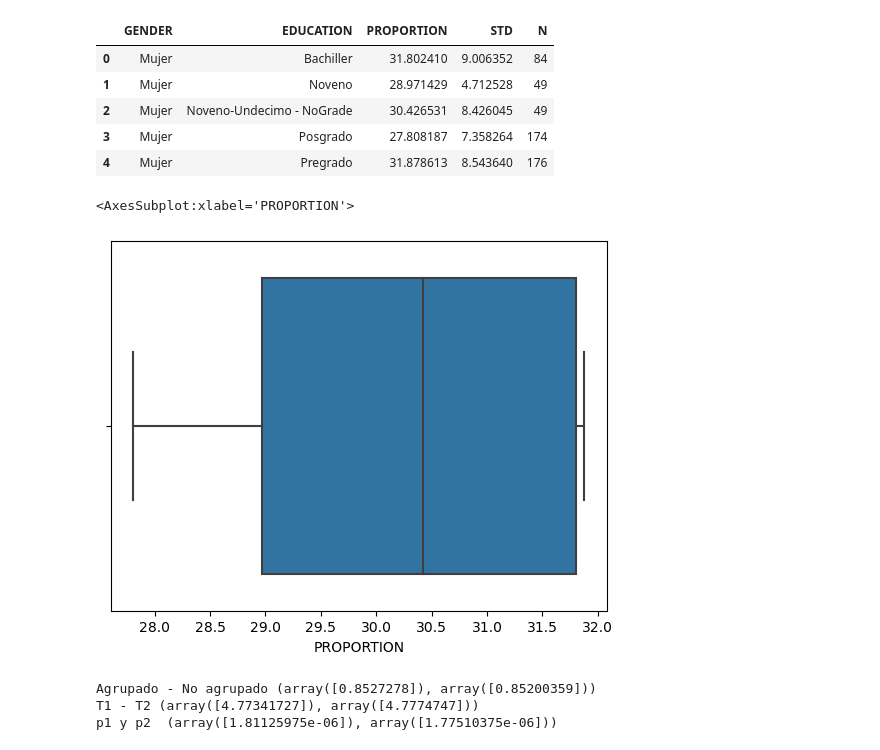
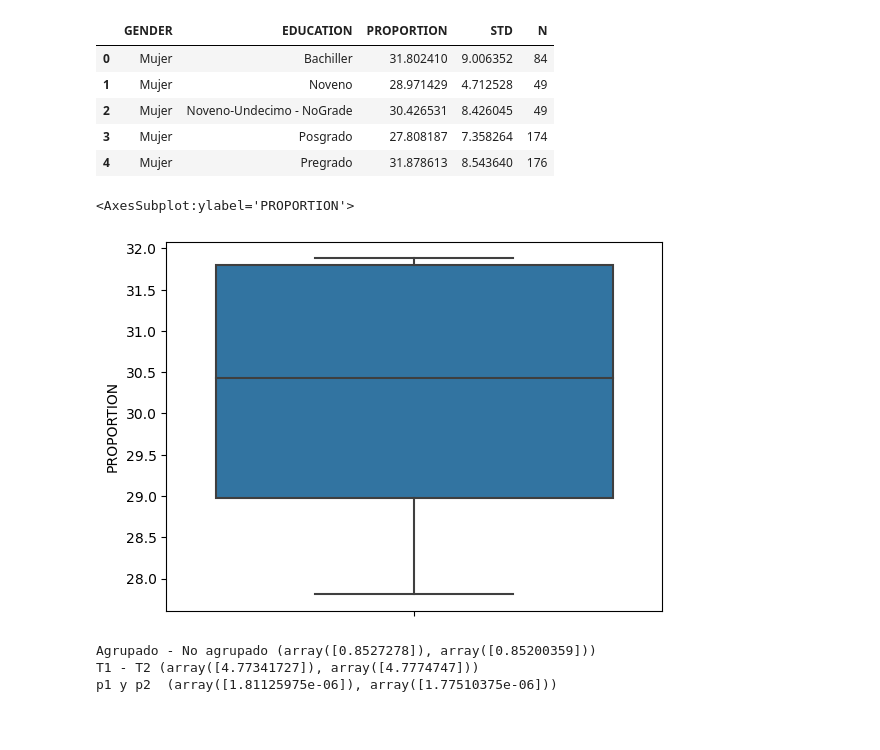
Before and after one commit to onavarrete04/Introduccion-Ciencia-Datos, a Jupyter notebook: ESTADÍSTICA INFERENCIAL-2023.ipynb, the cells around one changed output. Cells and saved outputs as stored; diff of their text form; code cells hidden in the pictures; blank space fills up the shorter version.

```diff
--- a/ESTADÍSTICA INFERENCIAL-2023.ipynb
+++ b/ESTADÍSTICA INFERENCIAL-2023.ipynb
@@ -2983,12 +2983,11 @@ dx
 | 3 | Mujer | Posgrado | 27.808187 | 7.358264 | 174 |
 | 4 | Mujer | Pregrado | 31.878613 | 8.543640 | 176 |
 # %%
-a = dx.stack().reset_index()
-a.columns = ["GENDER","EDUCATION","PROPORTION"]
-sns.boxplot(data=a, x="PROPORTION")
+dx
+sns.boxplot(data=dx, y="PROPORTION")
 # %% [output]
-<AxesSubplot:xlabel='PROPORTION'>
+<AxesSubplot:ylabel='PROPORTION'>
-[figure, old version]
+[figure, new version]
 # %%
 p1 = dx.iloc[[4]]
 p2 = dx.iloc[[3]]
```
Also changed, not shown: parts of 16 cells of this notebook, 1 other file.
